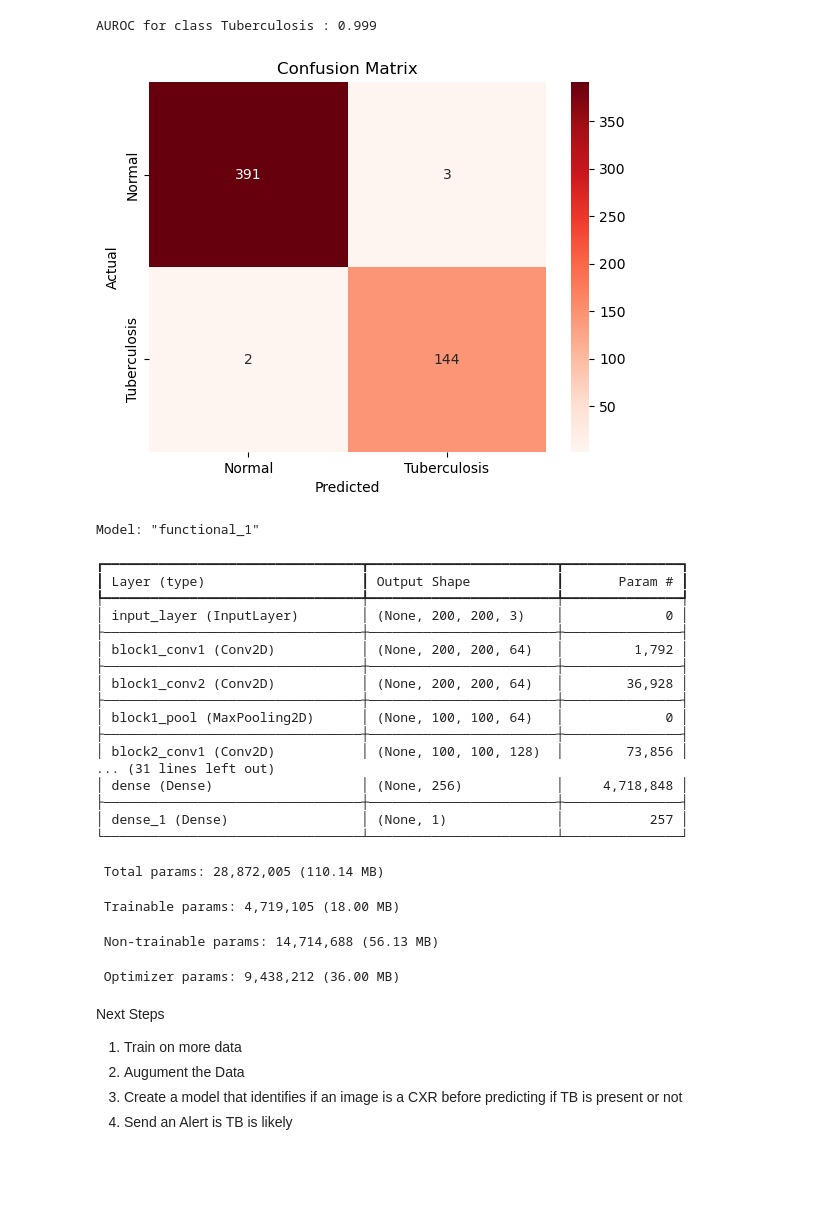
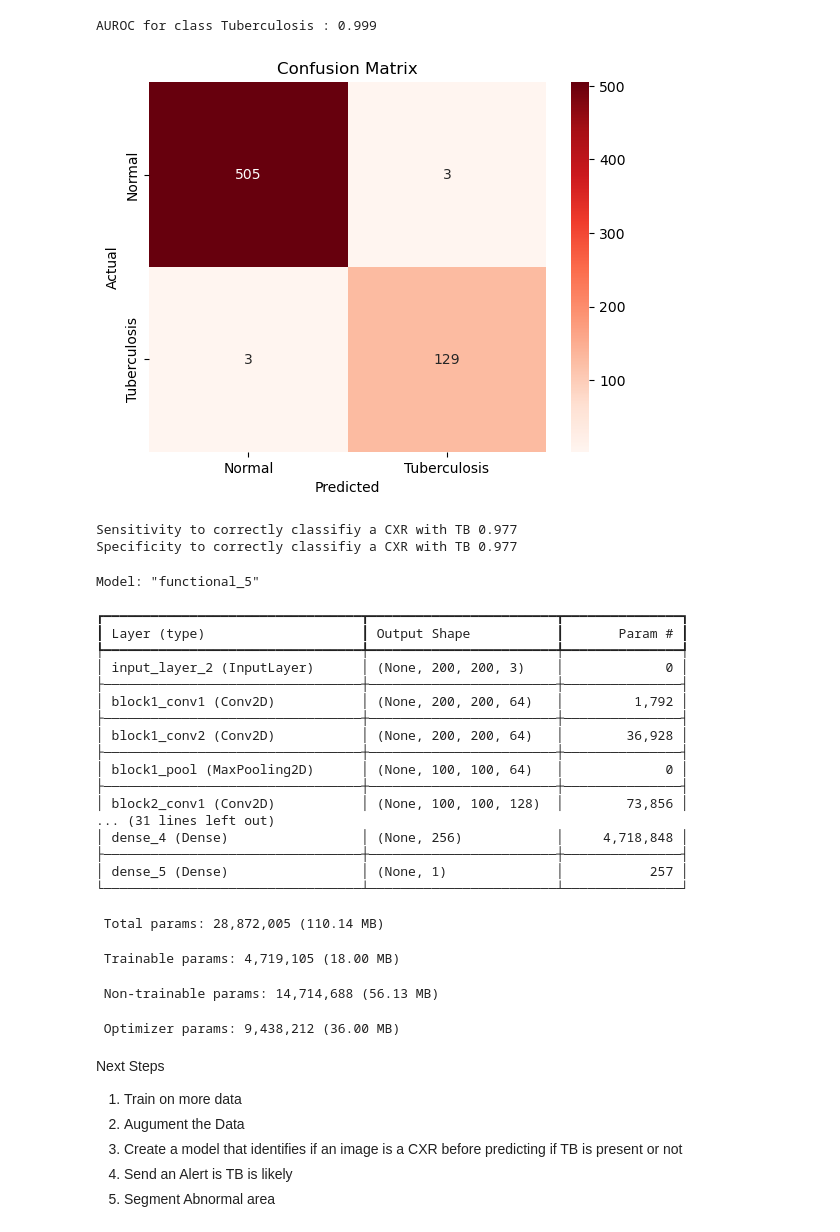
Before and after one commit to Ngwaru/CXR, a Jupyter notebook: tb_cxr.ipynb, the cells around one changed output. Drawn from its saved outputs; the diff is of its cells as text; code cells hidden in the pictures; blank space fills up the shorter version.

```diff
--- a/tb_cxr.ipynb
+++ b/tb_cxr.ipynb
@@ -22,14 +22,14 @@ for direct in directories:
     #print(direct)
     path1 = main_path+"\\"+direct
     files = os.listdir(path1)
-    if direct == "No_TB":
+    if direct == "Normal":
         code = 0
     elif direct == "Tuberculosis":
         code = 1
 
     counter = 0
     for file in files:
-        if counter <2000:
+        if counter <2500:
             img = cv2.imread(main_path+"\\"+direct+"\\"+file)
             img = cv2.resize(img, (200,200))
             labels.append(code)
@@ -69,5 +69,5 @@ for layer in model.layers[:-3]:
 # %%
 model.compile(optimizer='adam', loss='binary_crossentropy', metrics=['binary_accuracy'])
 # %%
-model.fit(X_train, y_train, epochs=6, validation_data=(X_val, y_val), batch_size=32)
+model.fit(X_train, y_train, epochs=10, validation_data=(X_val, y_val), batch_size=32)
 # %% [output]
@@ -152,28 +160,34 @@ AUROC for class Tuberculosis : 0.999
 # %%
 cm = confusion_matrix(y_true=y_true, y_pred=np.round(y_pred))
 
 sns.heatmap(cm, cmap="Reds",
             annot=True,
             fmt='g',
-            xticklabels=["No_TB","Tuberculosis"],
-            yticklabels=["No_TB","Tuberculosis"],
+            xticklabels=["Normal","Tuberculosis"],
+            yticklabels=["Normal","Tuberculosis"],
             )
 
 plt.xlabel("Predicted")
 plt.ylabel("Actual")
 plt.title("Confusion Matrix")
 plt.show()
 # %% [output]
-[figure, old version]
+[figure, new version]
+# %%
+print(f"Sensitivity to correctly classifiy a CXR with TB {cm[1][1]/(cm[1][1]+cm[1][0]):.3f}")
+print(f"Specificity to correctly classifiy a CXR with TB {cm[1][1]/(cm[1][1]+cm[0][1]):.3f}")
+# %% [output]
+Sensitivity to correctly classifiy a CXR with TB 0.977
+Specificity to correctly classifiy a CXR with TB 0.977
 # %%
 
 model.summary()
 # %% [output]
-Model: "functional_1"
+Model: "functional_5"
 ┏━━━━━━━━━━━━━━━━━━━━━━━━━━━━━━━━━┳━━━━━━━━━━━━━━━━━━━━━━━━┳━━━━━━━━━━━━━━━┓
 ┃ Layer (type)                    ┃ Output Shape           ┃       Param # ┃
 ┡━━━━━━━━━━━━━━━━━━━━━━━━━━━━━━━━━╇━━━━━━━━━━━━━━━━━━━━━━━━╇━━━━━━━━━━━━━━━┩
-│ input_layer (InputLayer)        │ (None, 200, 200, 3)    │             0 │
+│ input_layer_2 (InputLayer)      │ (None, 200, 200, 3)    │             0 │
 ├─────────────────────────────────┼────────────────────────┼───────────────┤
 │ block1_conv1 (Conv2D)           │ (None, 200, 200, 64)   │         1,792 │
 ├─────────────────────────────────┼────────────────────────┼───────────────┤
@@ -183,9 +197,9 @@ Model: "functional_1"
 ├─────────────────────────────────┼────────────────────────┼───────────────┤
 │ block2_conv1 (Conv2D)           │ (None, 100, 100, 128)  │        73,856 │
 ... (31 lines left out)
-│ dense (Dense)                   │ (None, 256)            │     4,718,848 │
+│ dense_4 (Dense)                 │ (None, 256)            │     4,718,848 │
 ├─────────────────────────────────┼────────────────────────┼───────────────┤
-│ dense_1 (Dense)                 │ (None, 1)              │           257 │
+│ dense_5 (Dense)                 │ (None, 1)              │           257 │
 └─────────────────────────────────┴────────────────────────┴───────────────┘
  Total params: 28,872,005 (110.14 MB)
  Trainable params: 4,719,105 (18.00 MB)
@@ -202,3 +216,4 @@ Next Steps
 2. Augument the Data
 3. Create a model that identifies if an image is a CXR before predicting if TB is present or not
 4. Send an Alert is TB is likely
+5. Segment Abnormal area
```
Also changed, not shown: parts of 10 cells of this notebook.
